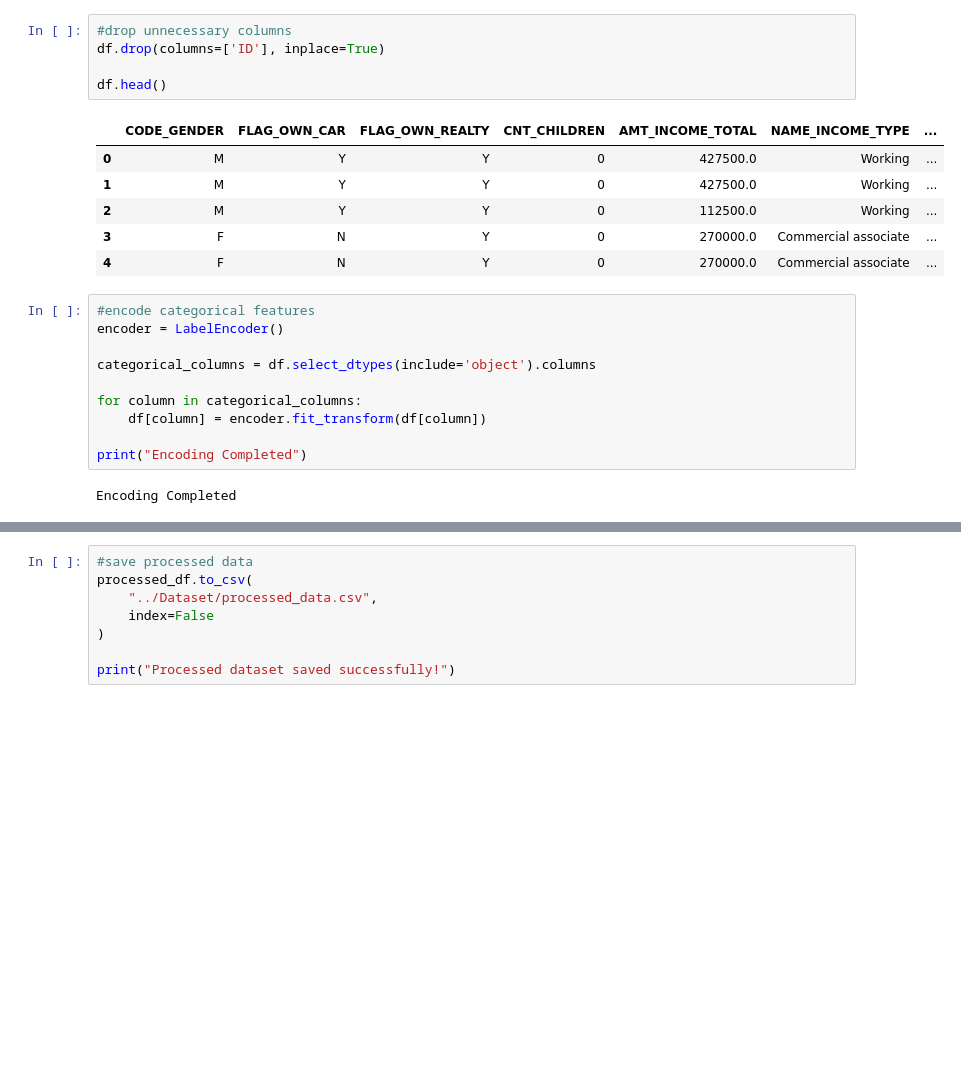
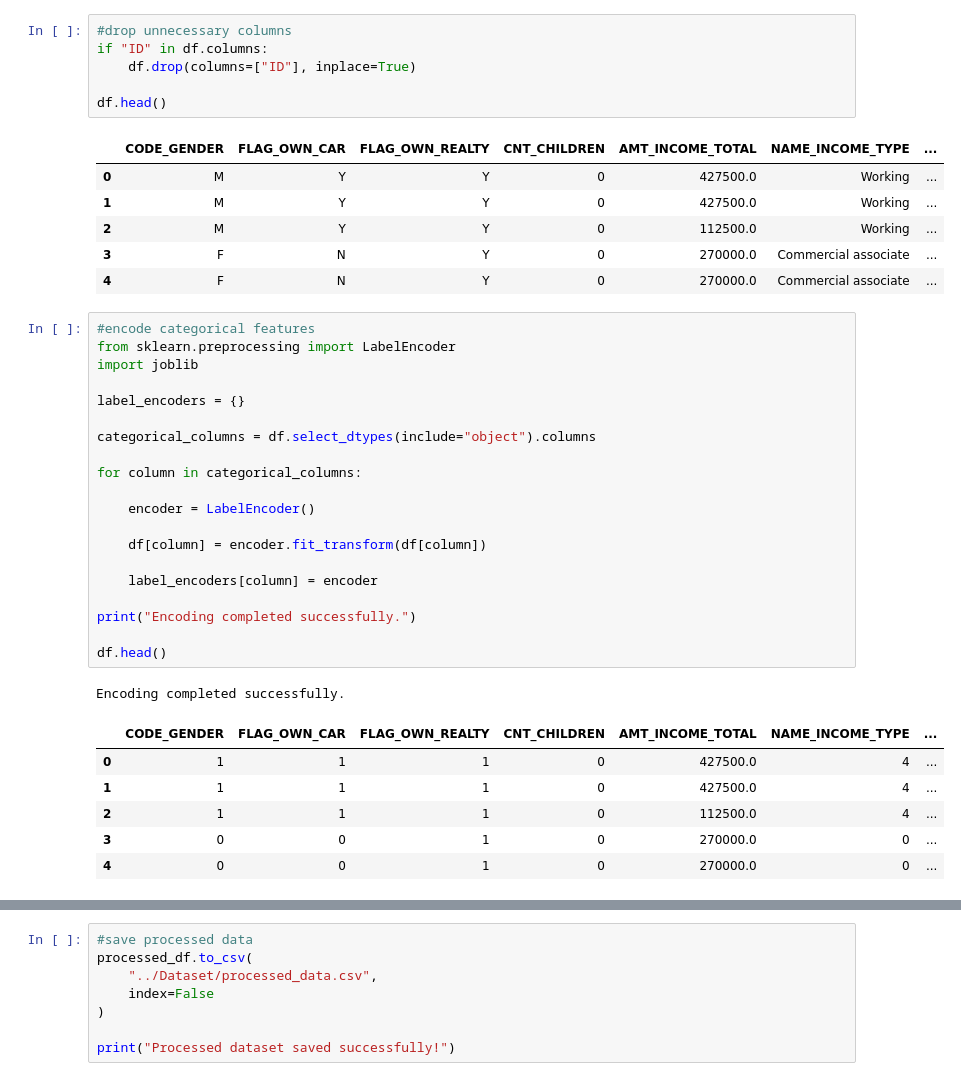
Before and after one commit to Arsheenkhanam/Credit-Card-Approval-Prediction, a Jupyter notebook: source code/data_preprocessing.ipynb, the cells around one changed output, grey strips where cells are left out. Cells and saved outputs as stored; diff of their text form; blank space fills up the shorter version.

```diff
--- a/source code/data_preprocessing.ipynb
+++ b/source code/data_preprocessing.ipynb
@@ -139,7 +139,8 @@ Duplicates Before : 0
 Duplicates After  : 0
 # %%
 #drop unnecessary columns
-df.drop(columns=['ID'], inplace=True)
+if "ID" in df.columns:
+    df.drop(columns=["ID"], inplace=True)
 
 df.head()
 # %% [output]
@@ -151,13 +152,29 @@ df.head()
 | 4 | F | N | Y | 0 | 270000.0 | Commercial associate | ... |
 # %%
 #encode categorical features
-encoder = LabelEncoder()
+from sklearn.preprocessing import LabelEncoder
+import joblib
 
-categorical_columns = df.select_dtypes(include='object').columns
+label_encoders = {}
+
+categorical_columns = df.select_dtypes(include="object").columns
 
 for column in categorical_columns:
+
+    encoder = LabelEncoder()
+
     df[column] = encoder.fit_transform(df[column])
 
-print("Encoding Completed")
+    label_encoders[column] = encoder
+
+print("Encoding completed successfully.")
+
+df.head()
 # %% [output]
-Encoding Completed
+Encoding completed successfully.
+|  | CODE_GENDER | FLAG_OWN_CAR | FLAG_OWN_REALTY | CNT_CHILDREN | AMT_INCOME_TOTAL | NAME_INCOME_TYPE | ... |
+| 0 | 1 | 1 | 1 | 0 | 427500.0 | 4 | ... |
+| 1 | 1 | 1 | 1 | 0 | 427500.0 | 4 | ... |
+| 2 | 1 | 1 | 1 | 0 | 112500.0 | 4 | ... |
+| 3 | 0 | 0 | 1 | 0 | 270000.0 | 0 | ... |
+| 4 | 0 | 0 | 1 | 0 | 270000.0 | 0 | ... |
```
Also changed, not shown: parts of 11 cells of this notebook, 10 other files.
